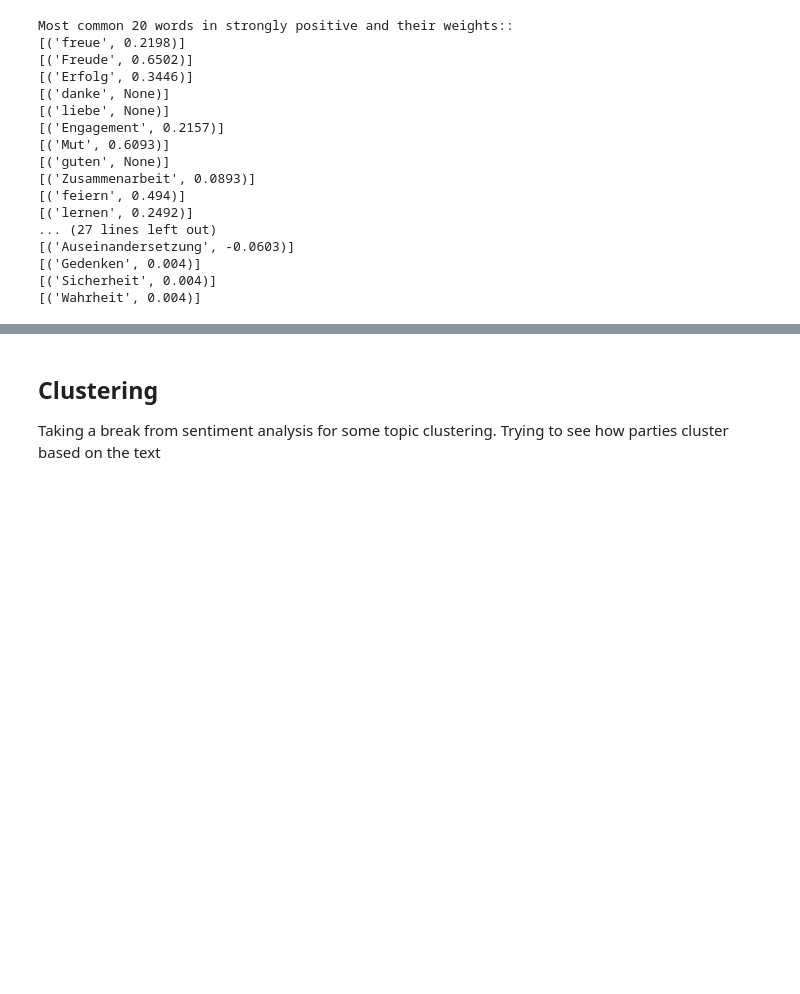
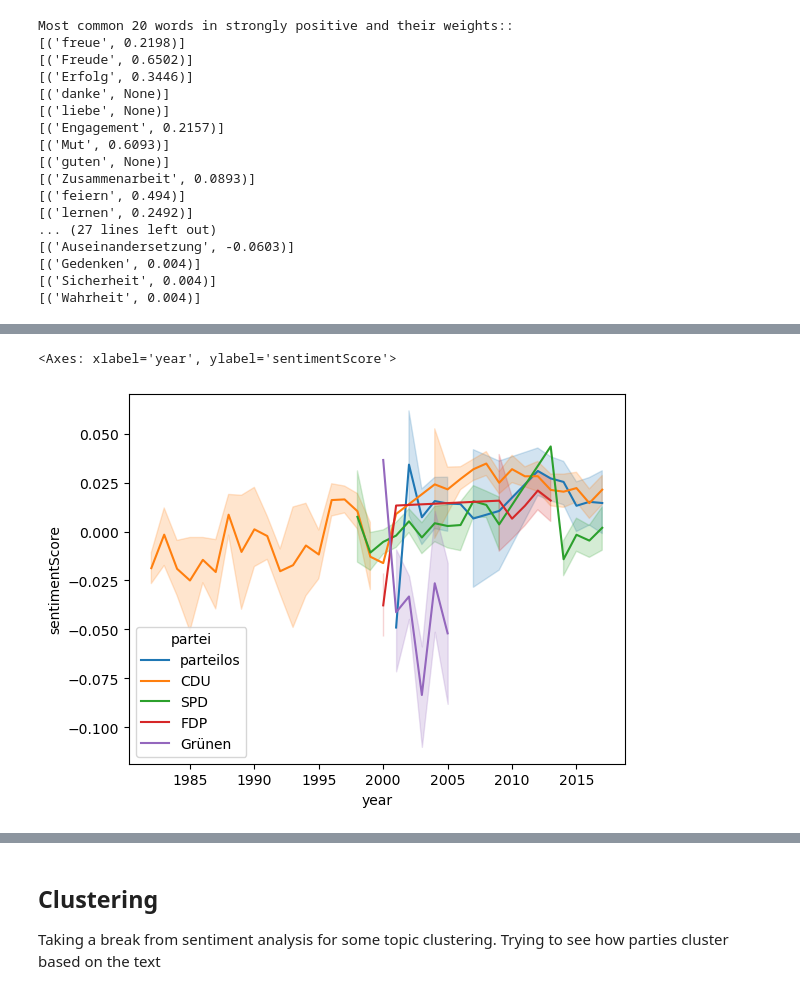
Before and after one commit to Data-Science-for-Linguists-2024/German-Political-Speeches-Sentiment-Analysis, a Jupyter notebook: GPS_Sentiment_Analysis.ipynb, the cells around one changed output, grey strips where cells are left out. Cells and saved outputs as stored; diff of their text form; code cells hidden in the pictures; blank space fills up the shorter version.

```diff
--- a/GPS_Sentiment_Analysis.ipynb
+++ b/GPS_Sentiment_Analysis.ipynb
@@ -914,0 +1002,5 @@ Most common 20 words in strongly positive and their weights::
+# %%
+sns.lineplot(data=speeches, x=speeches['year'], y=speeches['sentimentScore'], hue=speeches['partei'])
+# %% [output]
+<Axes: xlabel='year', ylabel='sentimentScore'>
+[figure, added]
```
Also changed, not shown: parts of 17 cells of this notebook, 3 other files.
